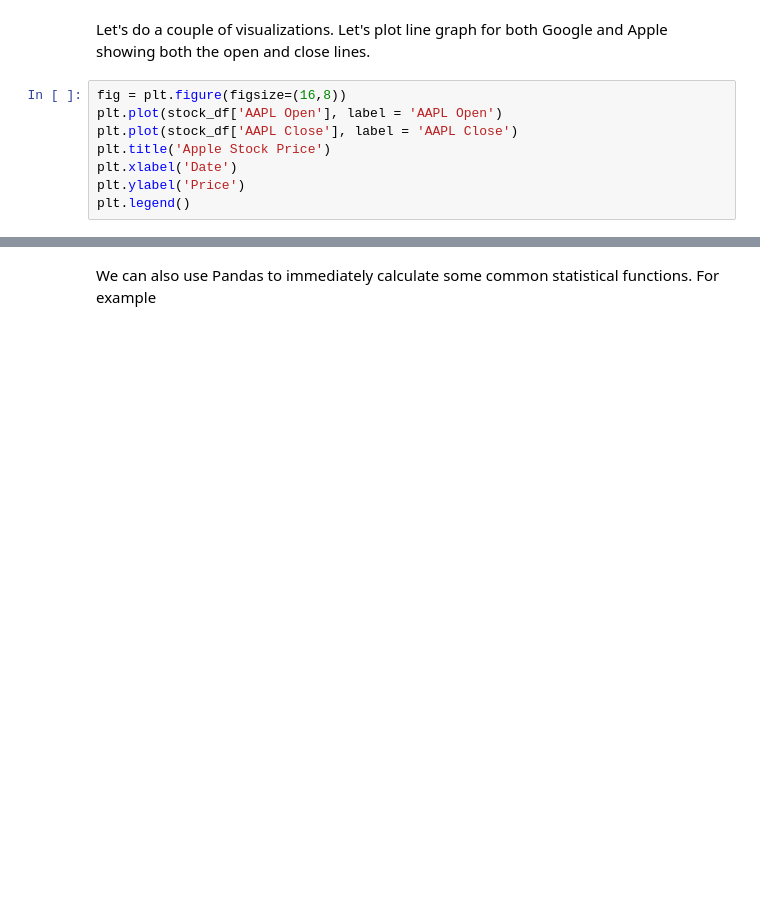
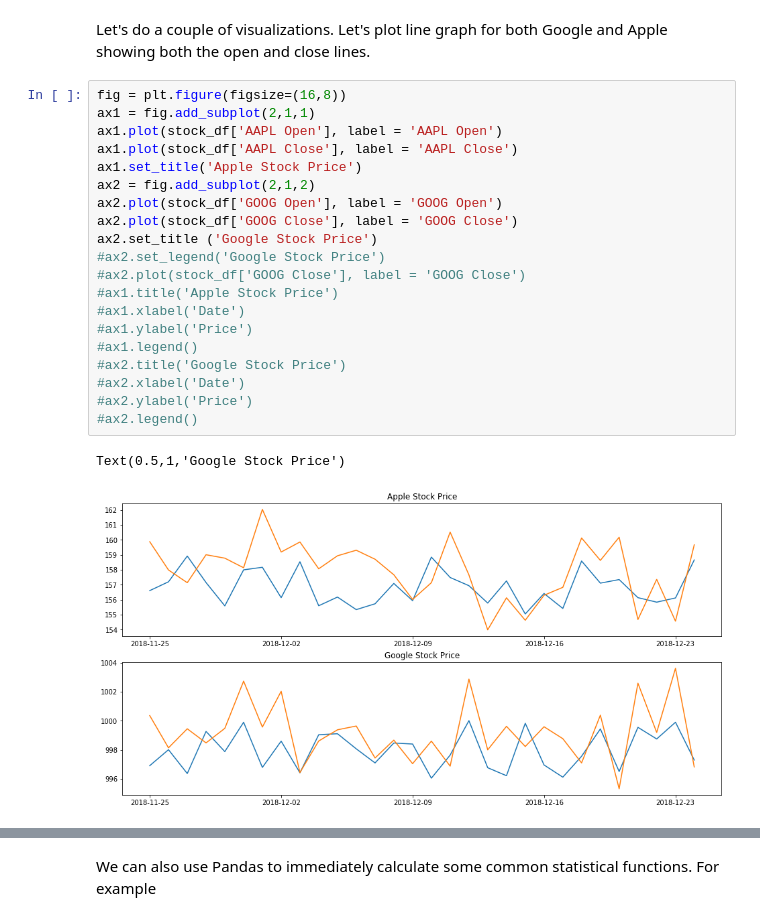
Before and after one commit to redmage123/pandas-timeseries, a Jupyter notebook: docs/pandas-timeseries.ipynb, the cells around one changed output, grey strips where cells are left out. Drawn from its saved outputs; the diff is of its cells as text; blank space fills up the shorter version.

```diff
--- a/docs/pandas-timeseries.ipynb
+++ b/docs/pandas-timeseries.ipynb
@@ -344,14 +344,29 @@ stock_df['AAPL Diff'] = stock_df['AAPL Close'] - stock_df['AAPL Open']
 stock_df
 # %% [markdown]
 Let's do a couple of visualizations.  Let's plot  line graph for both Google and Apple showing both the open and close lines.
-# %%
-fig = plt.figure(figsize=(16,8))
-plt.plot(stock_df['AAPL Open'], label = 'AAPL Open')
-plt.plot(stock_df['AAPL Close'], label = 'AAPL Close')
-plt.title('Apple Stock Price')
-plt.xlabel('Date')
-plt.ylabel('Price')
-plt.legend()
+# %%
+fig = plt.figure(figsize=(16,8))
+ax1 = fig.add_subplot(2,1,1)
+ax1.plot(stock_df['AAPL Open'], label = 'AAPL Open')
+ax1.plot(stock_df['AAPL Close'], label = 'AAPL Close')
+ax1.set_title('Apple Stock Price')
+ax2 = fig.add_subplot(2,1,2)
+ax2.plot(stock_df['GOOG Open'], label = 'GOOG Open')
+ax2.plot(stock_df['GOOG Close'], label = 'GOOG Close')
+ax2.set_title ('Google Stock Price')
+#ax2.set_legend('Google Stock Price')
+#ax2.plot(stock_df['GOOG Close'], label = 'GOOG Close')
+#ax1.title('Apple Stock Price')
+#ax1.xlabel('Date')
+#ax1.ylabel('Price')
+#ax1.legend()
+#ax2.title('Google Stock Price')
+#ax2.xlabel('Date')
+#ax2.ylabel('Price')
+#ax2.legend()
+# %% [output]
+Text(0.5,1,'Google Stock Price')
+[figure, added]
 # %%
 fig = plt.figure(figsize=(16,8))
 plt.plot(stock_df['GOOG Open'], label = 'GOOG Open')
```
Also changed, not shown: parts of 6 cells of this notebook, 5 other files.
